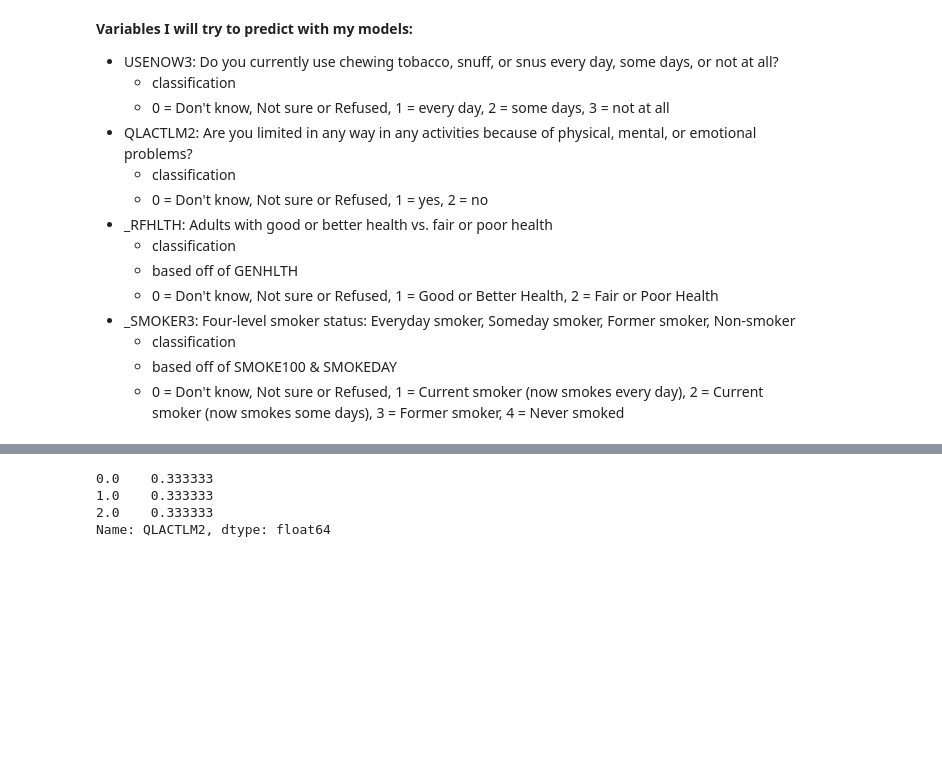
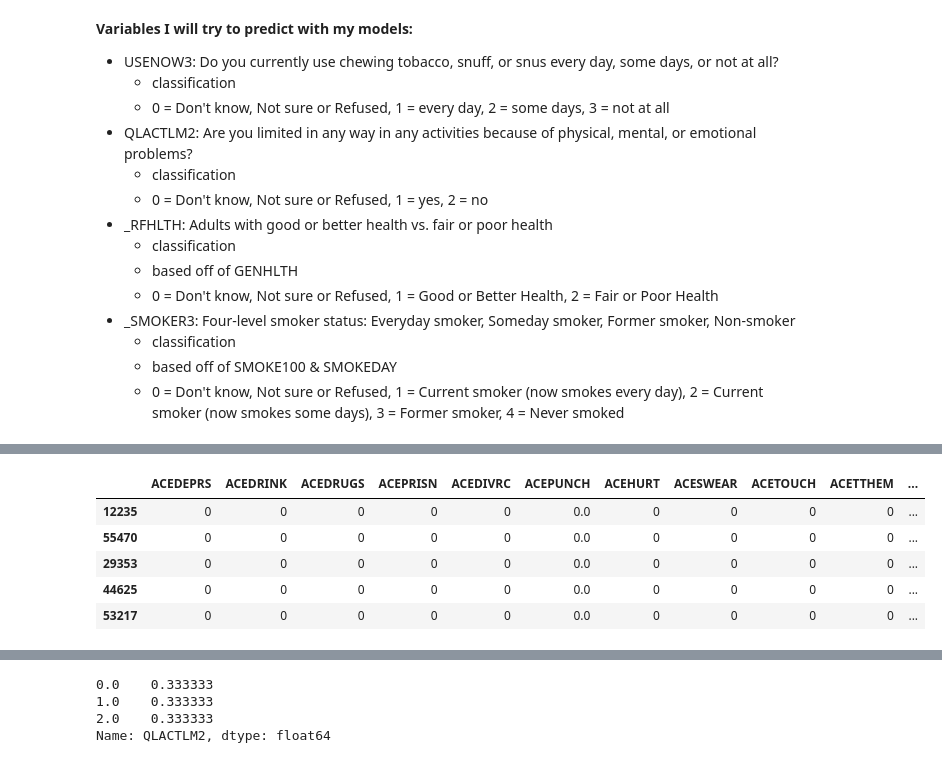
Before and after one commit to eklee151/Adverse-Childhood-Experiences, a Jupyter notebook: 4_sample_data_models/no-k-ace-grouped.ipynb, the cells around one changed output, grey strips where cells are left out. Drawn from its saved outputs; the diff is of its cells as text; code cells hidden in the pictures; blank space fills up the shorter version.

```diff
--- a/4_sample_data_models/no-k-ace-grouped.ipynb
+++ b/4_sample_data_models/no-k-ace-grouped.ipynb
@@ -125,5 +85,0 @@ ace.head()
-# %%
-brfss_total['ACE_Count'] = ace['count']
-# %%
-brfss_total.drop(columns=['ACEDEPRS', 'ACEDRINK', 'ACEDRUGS', 'ACEPRISN', 'ACEDIVRC', 'ACEPUNCH', 'ACEHURT', 'ACESWEAR',
-                       'ACETOUCH', 'ACETTHEM', 'ACEHVSEX'], inplace=True)
@@ -148,0 +95,29 @@ X = brfss_total_sample[['ACE_Count']]
+# %%
+# creating X variables for ACE and all features
+X = brfss_total_sample[['ACEDEPRS', 'ACEDRINK', 'ACEDRUGS', 'ACEPRISN', 'ACEDIVRC', 'ACEPUNCH', 'ACEHURT', 'ACESWEAR',
+                       'ACETOUCH', 'ACETTHEM', 'ACEHVSEX']]
+# %%
+# updating ace columns to be a count depending on the question
+# first 6 questions are yes or no, so yes will be be counted as 1 and no will be counted as 0
+# last 5 are questions of frequency, never = 0, once = 1, more than once will equal 2 (since not given an exact number)
+X['ACEDEPRS'] = X['ACEDEPRS'].map({1:1, 2:0, 0:0})
+X['ACEDRINK'] = X['ACEDRINK'].map({1:1, 2:0, 0:0})
+X['ACEDRUGS'] = X['ACEDRUGS'].map({1:1, 2:0, 0:0})
+X['ACEPRISN'] = X['ACEPRISN'].map({1:1, 2:0, 0:0})
+X['ACEDIVRC'] = X['ACEDIVRC'].map({1:1, 2:0, 0:0})
+X['ACEPUNCH'] = X['ACEPUNCH'].map({1:0, 2:1, 3:2})
+X['ACEHURT'] = X['ACEHURT'].map({1:0, 2:1, 3:2, 0:0})
+X['ACESWEAR'] = X['ACESWEAR'].map({1:0, 2:1, 3:2, 0:0})
+X['ACETOUCH'] = X['ACETOUCH'].map({1:0, 2:1, 3:2, 0:0})
+X['ACETTHEM'] = X['ACETTHEM'].map({1:0, 2:1, 3:2, 0:0})
+X['ACEHVSEX'] = X['ACEHVSEX'].map({1:0, 2:1, 3:2, 0:0})
+# %%
+X['ace_count'] = X.sum(axis = 1)
+X.head()
+# %% [output]
+|  | ACEDEPRS | ACEDRINK | ACEDRUGS | ACEPRISN | ACEDIVRC | ACEPUNCH | ACEHURT | ACESWEAR | ACETOUCH | ACETTHEM | ... |
+| 12235 | 0 | 0 | 0 | 0 | 0 | 0.0 | 0 | 0 | 0 | 0 | ... |
+| 55470 | 0 | 0 | 0 | 0 | 0 | 0.0 | 0 | 0 | 0 | 0 | ... |
+| 29353 | 0 | 0 | 0 | 0 | 0 | 0.0 | 0 | 0 | 0 | 0 | ... |
+| 44625 | 0 | 0 | 0 | 0 | 0 | 0.0 | 0 | 0 | 0 | 0 | ... |
+| 53217 | 0 | 0 | 0 | 0 | 0 | 0.0 | 0 | 0 | 0 | 0 | ... |
```
Also changed, not shown: parts of 20 cells of this notebook, 12 other files.
